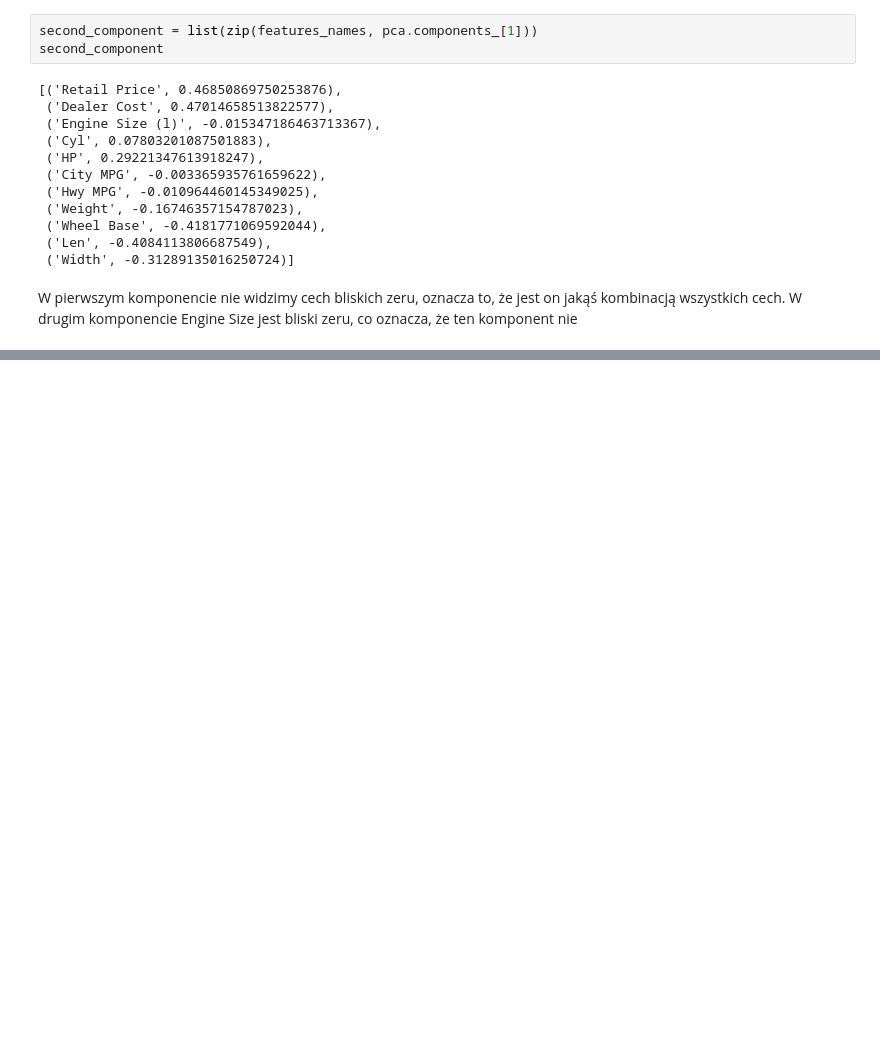
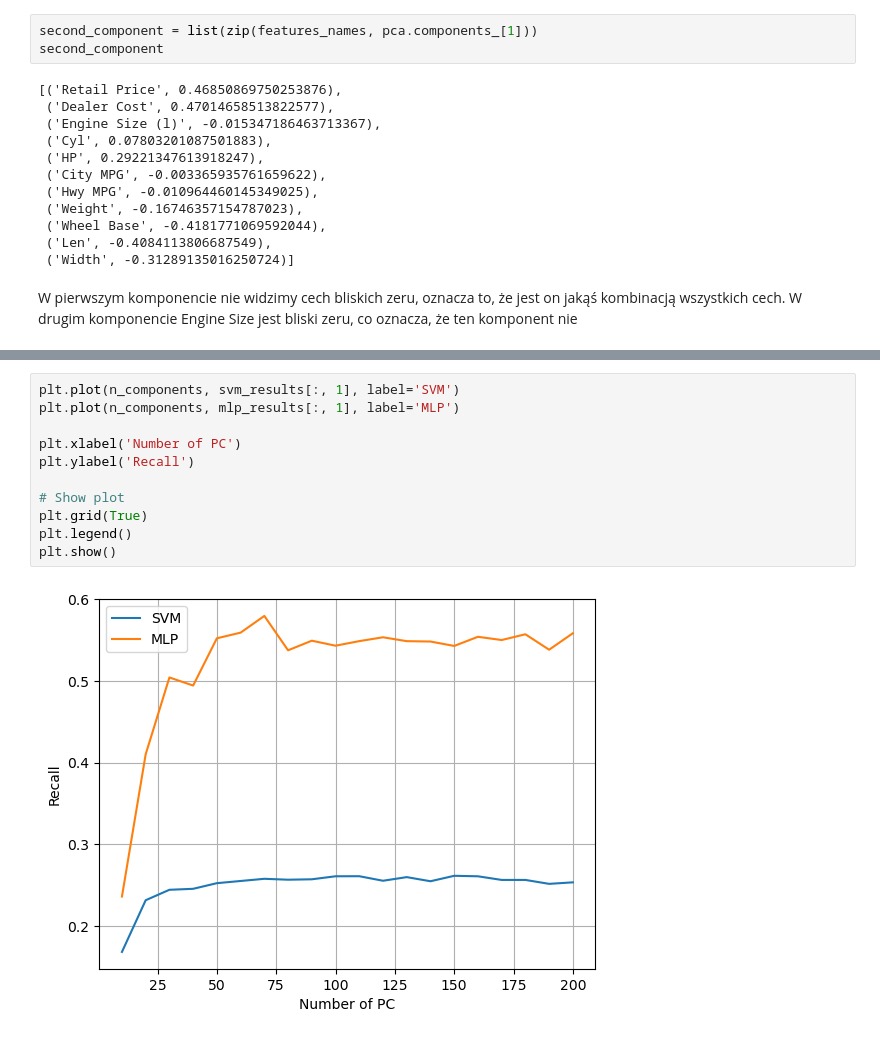
Before and after one commit to pweglik/data-exploration, a Jupyter notebook: lab1/lab1.ipynb, the cells around one changed output, grey strips where cells are left out. Cells and saved outputs as stored; diff of their text form; blank space fills up the shorter version.

```diff
--- a/lab1/lab1.ipynb
+++ b/lab1/lab1.ipynb
@@ -240,0 +394,13 @@ W drugim komponencie Engine Size jest bliski zeru, co oznacza, że ten komponent
+# %%
+plt.plot(n_components, svm_results[:, 1], label='SVM')
+plt.plot(n_components, mlp_results[:, 1], label='MLP')
+
+plt.xlabel('Number of PC')
+plt.ylabel('Recall')
+
+# Show plot
+plt.grid(True)
+plt.legend()
+plt.show()
+# %% [output]
+[figure, added]
```
Also changed, not shown: parts of 38 cells of this notebook.
